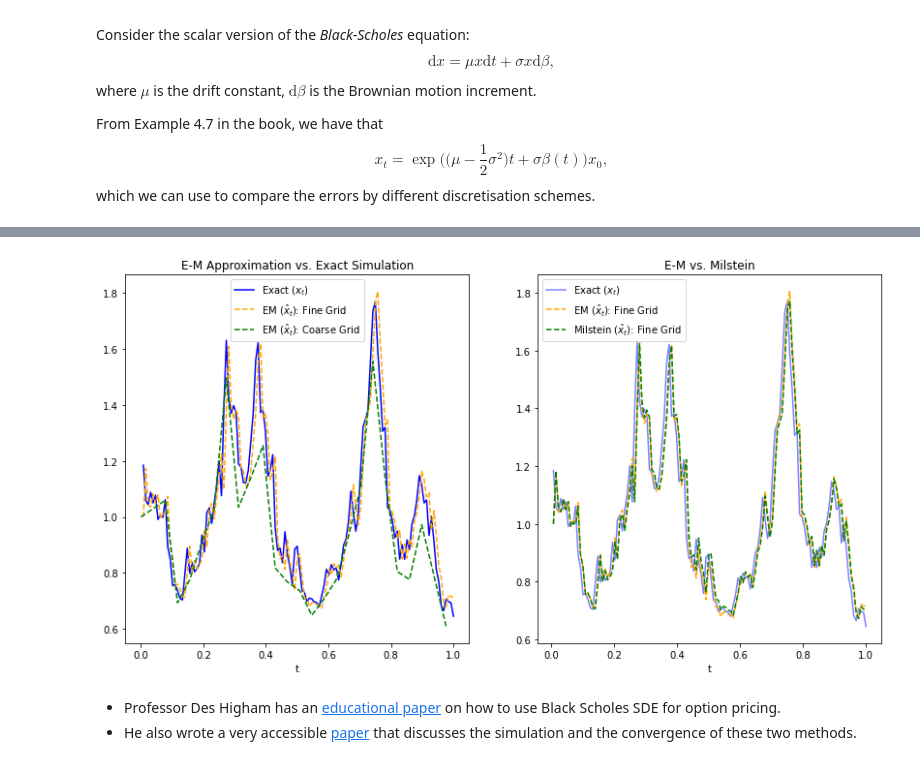
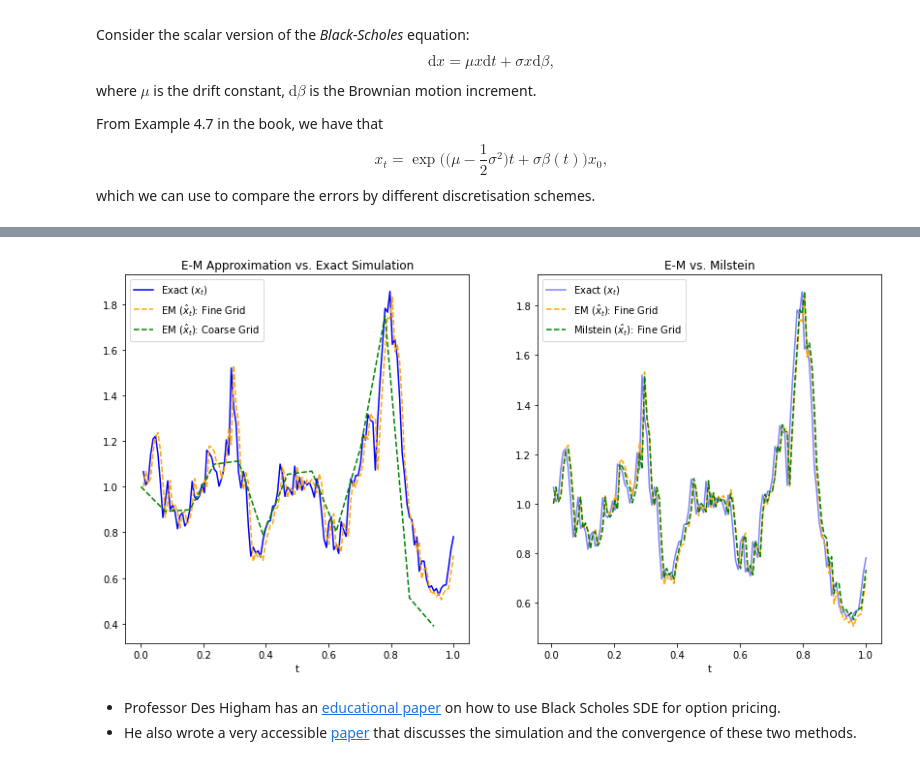
Before and after one commit to jp2011/sdes-notes, a Jupyter notebook: numerical-simulation-sdes.ipynb, the cells around one changed output, grey strips where cells are left out. Cells and saved outputs as stored; diff of their text form; code cells hidden in the pictures.

```diff
--- a/numerical-simulation-sdes.ipynb
+++ b/numerical-simulation-sdes.ipynb
@@ -317,9 +317,9 @@ def plot_discretisation(chosen_brownian_path_idx=0, R=5):
 
     plt.show()
 # %%
-plot_discretisation(chosen_brownian_path_idx=5, R=5)
+plot_discretisation(chosen_brownian_path_idx=6, R=10)
 # %% [output]
-[figure, old version]
+[figure, new version]
 # %% [markdown]
 - Professor Des Higham has an [educational paper](https://doi.org/10.1109/MCSE.2004.62) on how to use Black Scholes SDE for option pricing.
 - He also wrote a very accessible [paper](https://doi.org/10.1137/S0036144500378302) that discusses the simulation and the convergence of these two methods.
```
Also changed, not shown: parts of 3 cells of this notebook.
